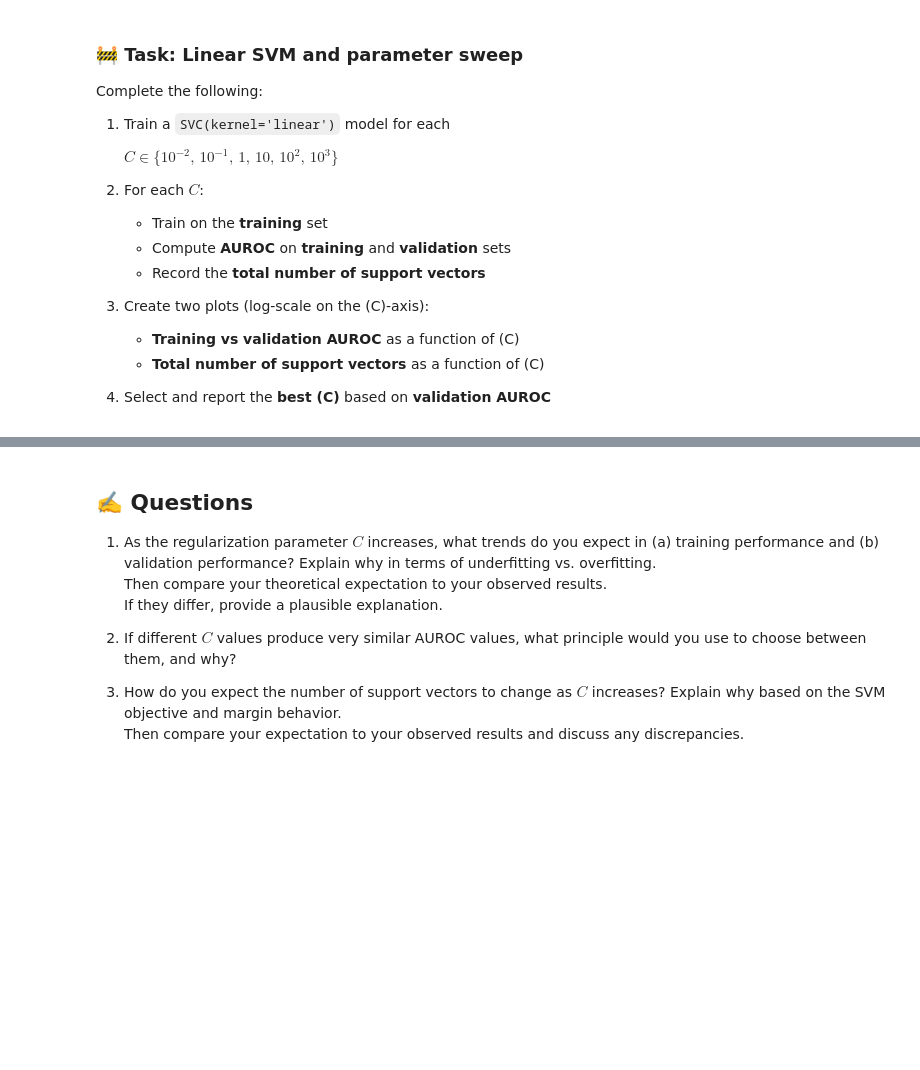
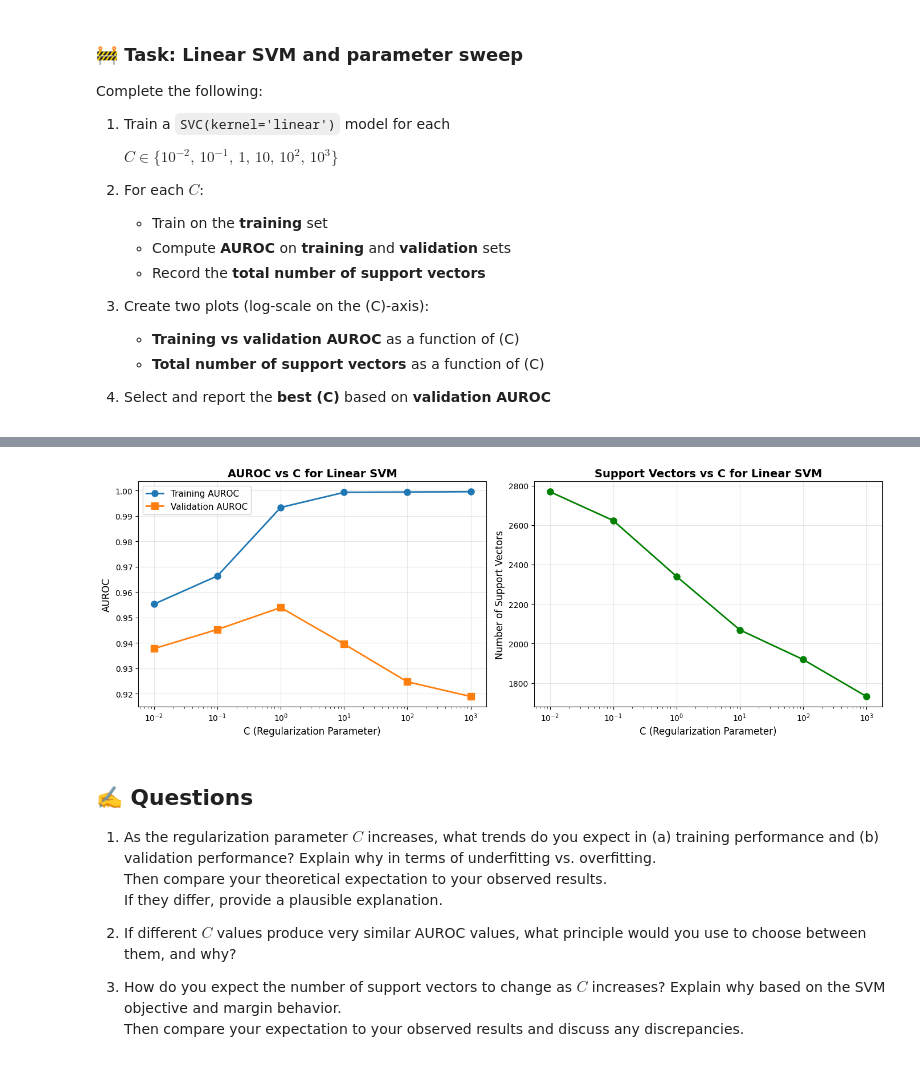
Before and after one commit to Magraz/ml-class, a Jupyter notebook: Assignment_3/IA3_2025.ipynb, the cells around one changed output, grey strips where cells are left out. Saved outputs shown, nothing was run; the diff lists cells and outputs as text; code cells hidden in the pictures; blank space fills up the shorter version.

```diff
--- a/Assignment_3/IA3_2025.ipynb
+++ b/Assignment_3/IA3_2025.ipynb
@@ -167,3 +315,32 @@ Complete the following:
+# %%
+# Create plots
+fig, axes = plt.subplots(1, 2, figsize=(14, 5))
+
+# Plot 1: AUROC vs C
+axes[0].plot(results_df['C'], results_df['train_auroc'], 'o-',
+             label='Training AUROC', linewidth=2, markersize=8)
+axes[0].plot(results_df['C'], results_df['val_auroc'], 's-',
+             label='Validation AUROC', linewidth=2, markersize=8)
+axes[0].set_xscale('log')
+axes[0].set_xlabel('C (Regularization Parameter)', fontsize=12)
+axes[0].set_ylabel('AUROC', fontsize=12)
+axes[0].set_title('AUROC vs C for Linear SVM', fontsize=14, fontweight='bold')
+axes[0].legend(fontsize=11)
+axes[0].grid(True, alpha=0.3)
+
+# Plot 2: Number of support vectors vs C
+axes[1].plot(results_df['C'], results_df['n_support_vectors'], 'o-',
+             color='green', linewidth=2, markersize=8)
+axes[1].set_xscale('log')
+axes[1].set_xlabel('C (Regularization Parameter)', fontsize=12)
+axes[1].set_ylabel('Number of Support Vectors', fontsize=12)
+axes[1].set_title('Support Vectors vs C for Linear SVM', fontsize=14, fontweight='bold')
+axes[1].grid(True, alpha=0.3)
+
+plt.tight_layout()
+plt.show()
+# %% [output]
+[figure, added]
 # %% [markdown]
 ## ✍️ Questions
 1. As the regularization parameter $C$ increases, what trends do you expect in   (a) training performance and
```
Also changed, not shown: parts of 21 cells of this notebook.
